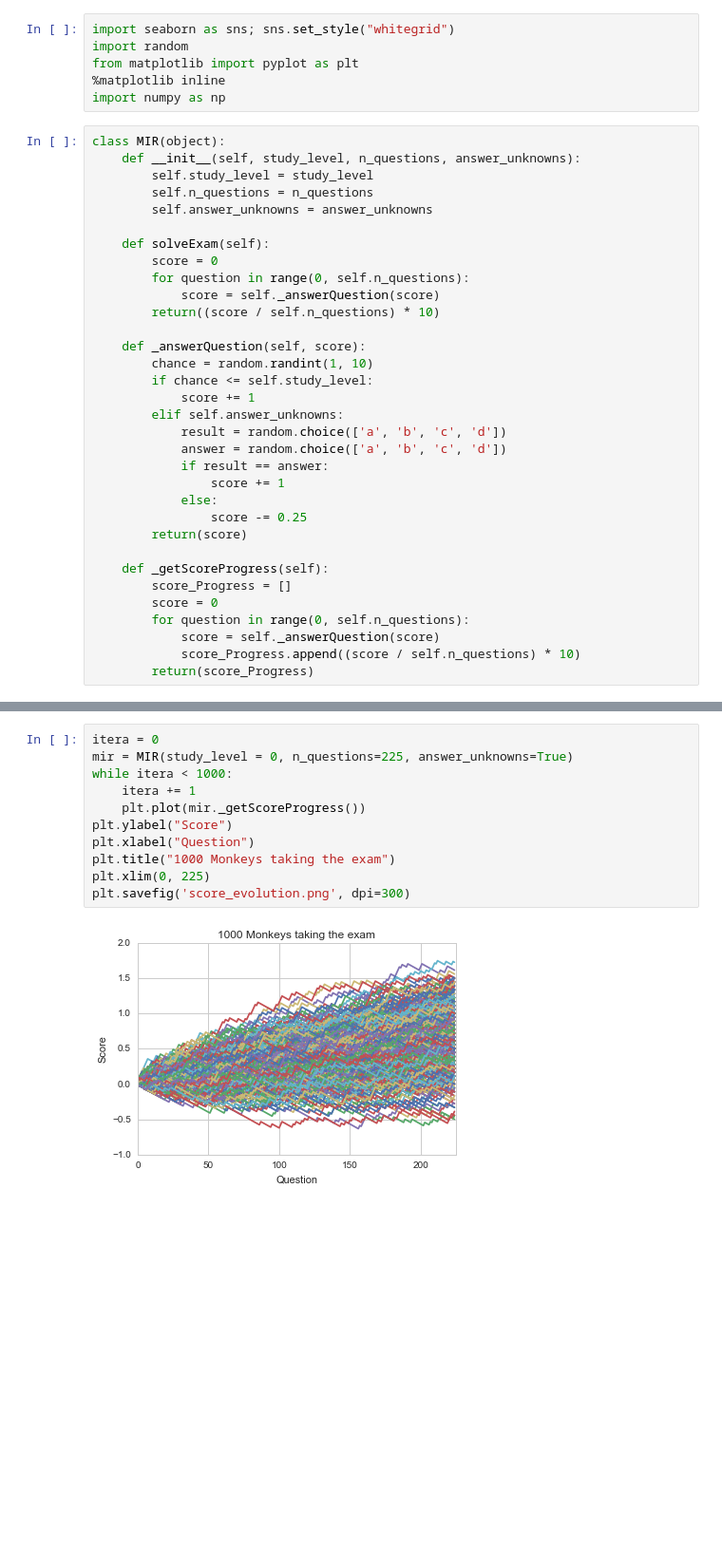
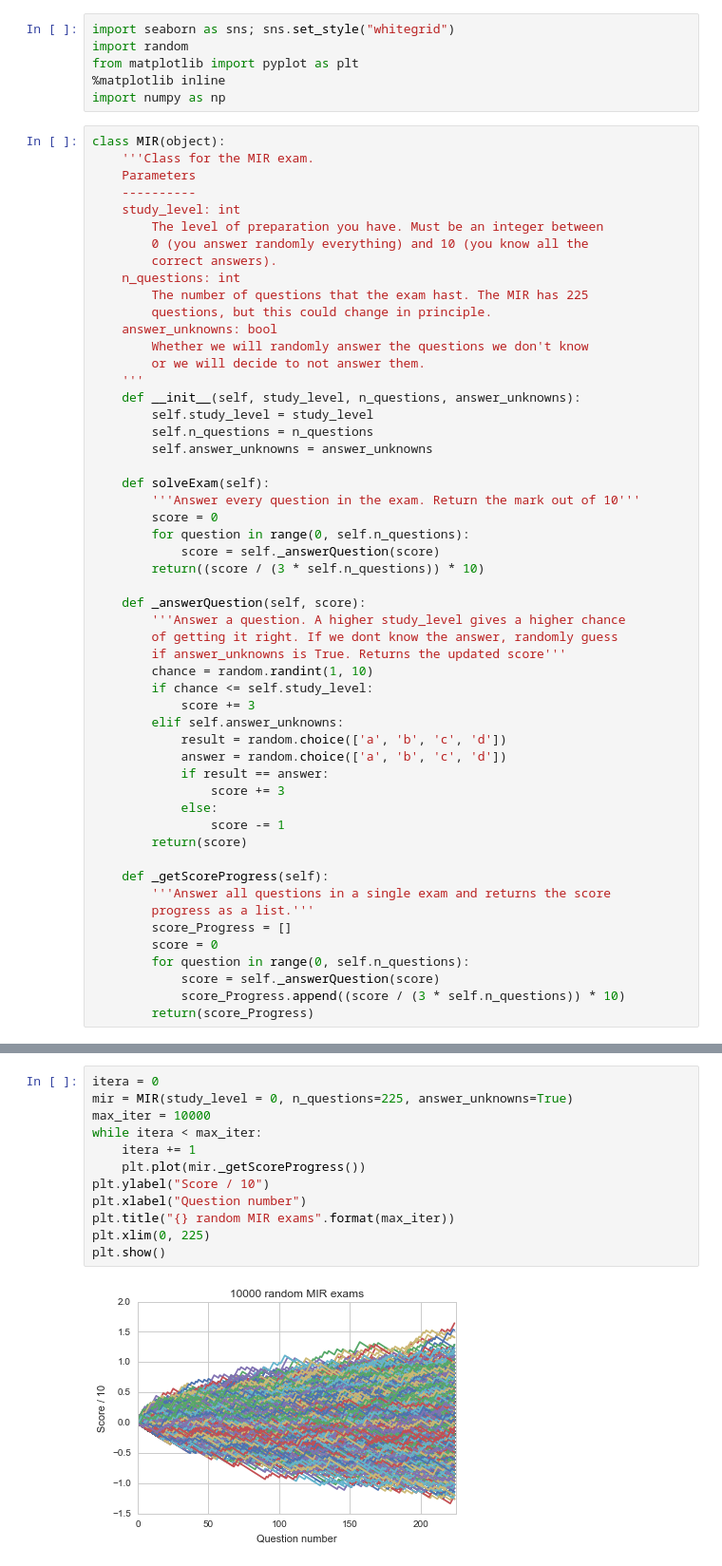
Before and after one commit to jeiros/Jupyter_notebooks, a Jupyter notebook: MIR calculator.ipynb, the cells around one changed output, grey strips where cells are left out. Shown at 95% size. Saved outputs shown, nothing was run; the diff lists cells and outputs as text; blank space fills up the shorter version.

```diff
--- a/MIR calculator.ipynb
+++ b/MIR calculator.ipynb
@@ -6,34 +19,54 @@ from matplotlib import pyplot as plt
 import numpy as np
 # %%
 class MIR(object):
+    '''Class for the MIR exam.
+    Parameters
+    ----------
+    study_level: int
+        The level of preparation you have. Must be an integer between
+        0 (you answer randomly everything) and 10 (you know all the
+        correct answers).
+    n_questions: int
+        The number of questions that the exam hast. The MIR has 225
+        questions, but this could change in principle.
+    answer_unknowns: bool
+        Whether we will randomly answer the questions we don't know
+        or we will decide to not answer them.
+    '''
     def __init__(self, study_level, n_questions, answer_unknowns):
         self.study_level = study_level
         self.n_questions = n_questions
         self.answer_unknowns = answer_unknowns
 
     def solveExam(self):
+        '''Answer every question in the exam. Return the mark out of 10'''
         score = 0
         for question in range(0, self.n_questions):
             score = self._answerQuestion(score)
-        return((score / self.n_questions) * 10)
+        return((score / (3 * self.n_questions)) * 10)
 
     def _answerQuestion(self, score):
+        '''Answer a question. A higher study_level gives a higher chance
+        of getting it right. If we dont know the answer, randomly guess
+        if answer_unknowns is True. Returns the updated score'''
         chance = random.randint(1, 10)
         if chance <= self.study_level:
-            score += 1
+            score += 3
         elif self.answer_unknowns:
             result = random.choice(['a', 'b', 'c', 'd'])
             answer = random.choice(['a', 'b', 'c', 'd'])
             if result == answer:
-                score += 1
+                score += 3
             else:
-                score -= 0.25
+                score -= 1
         return(score)
 
     def _getScoreProgress(self):
+        '''Answer all questions in a single exam and returns the score
+        progress as a list.'''
         score_Progress = []
         score = 0
         for question in range(0, self.n_questions):
             score = self._answerQuestion(score)
-            score_Progress.append((score / self.n_questions) * 10)
+            score_Progress.append((score / (3 * self.n_questions)) * 10)
         return(score_Progress)
@@ -40,13 +75,14 @@ class MIR(object):
 # %%
 itera = 0
 mir = MIR(study_level = 0, n_questions=225, answer_unknowns=True)
-while itera < 1000:
+max_iter = 10000
+while itera < max_iter:
     itera += 1
     plt.plot(mir._getScoreProgress())
-plt.ylabel("Score")
-plt.xlabel("Question")
-plt.title("1000 Monkeys taking the exam")
+plt.ylabel("Score / 10")
+plt.xlabel("Question number")
+plt.title("{} random MIR exams".format(max_iter))
 plt.xlim(0, 225)
-plt.savefig('score_evolution.png', dpi=300)
+plt.show()
 # %% [output]
-[figure, old version]
+[figure, new version]
```
Also changed, not shown: parts of 13 cells of this notebook, 1 other file.
